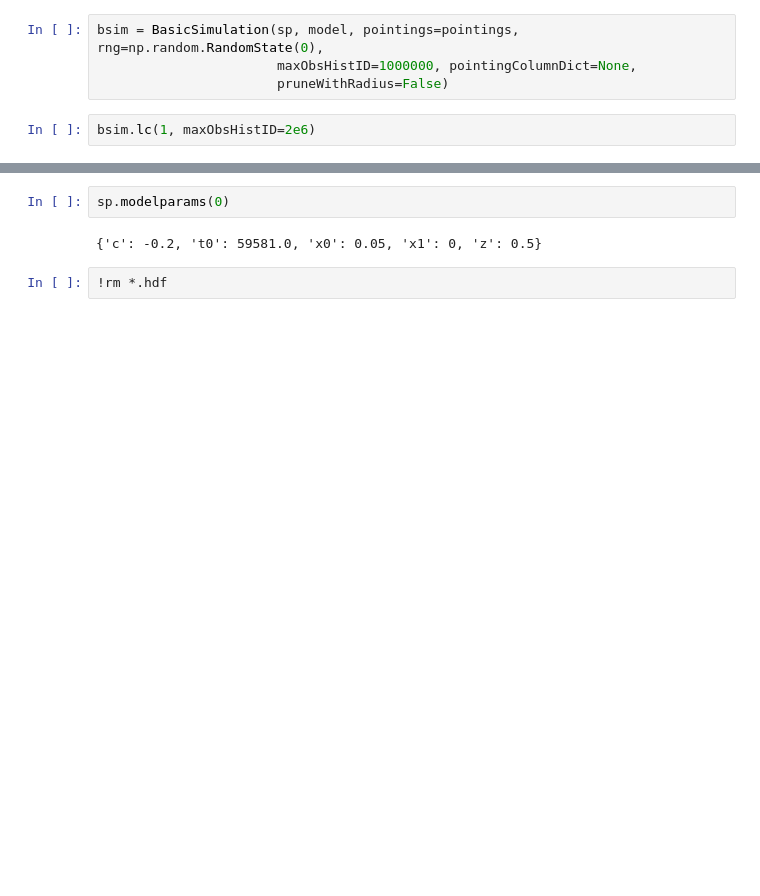
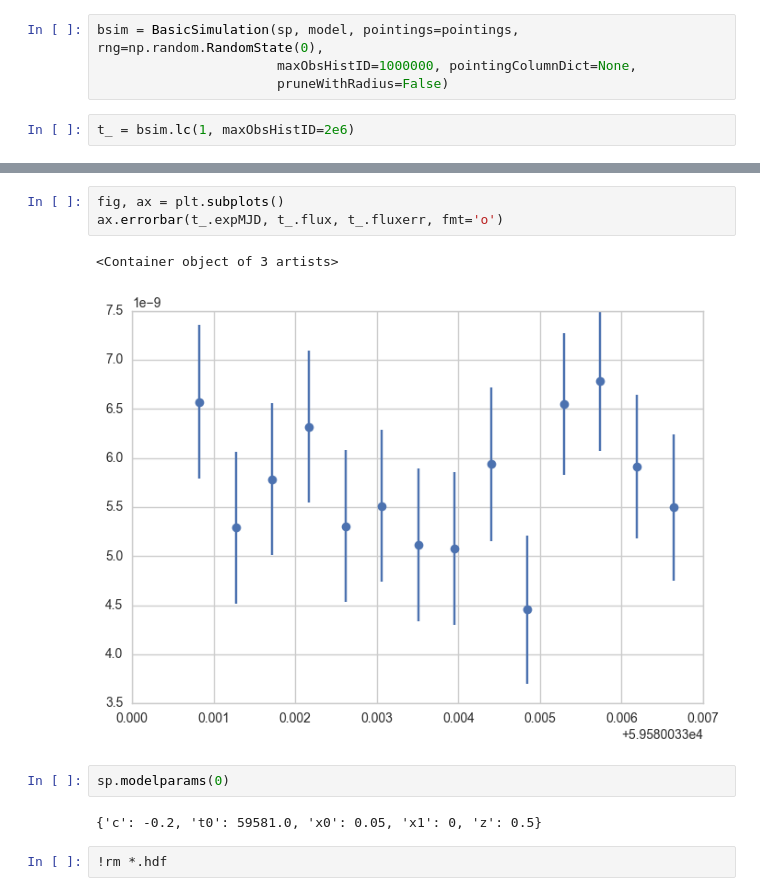
Before and after one commit to rbiswas4/SimPRVO, a Jupyter notebook: examples/Demo_BasicSimulations.ipynb, the cells around one changed output, grey strips where cells are left out. Saved outputs shown, nothing was run; the diff lists cells and outputs as text; blank space fills up the shorter version.

```diff
--- a/examples/Demo_BasicSimulations.ipynb
+++ b/examples/Demo_BasicSimulations.ipynb
@@ -161,5 +255,5 @@ bsim = BasicSimulation(sp, model, pointings=pointings, rng=np.random.RandomState
                        maxObsHistID=1000000, pointingColumnDict=None,
                        pruneWithRadius=False)
 # %%
-bsim.lc(1, maxObsHistID=2e6)
+t_ = bsim.lc(1, maxObsHistID=2e6)
 # %% [output]
@@ -182,3 +283,9 @@ bsim.lc(1, maxObsHistID=2e6)
+# %%
+fig, ax = plt.subplots()
+ax.errorbar(t_.expMJD, t_.flux, t_.fluxerr, fmt='o')
+# %% [output]
+<Container object of 3 artists>
+[figure, added]
 # %%
 sp.modelparams(0)
 # %% [output]
```
Also changed, not shown: parts of 54 cells of this notebook, 1 other file.
